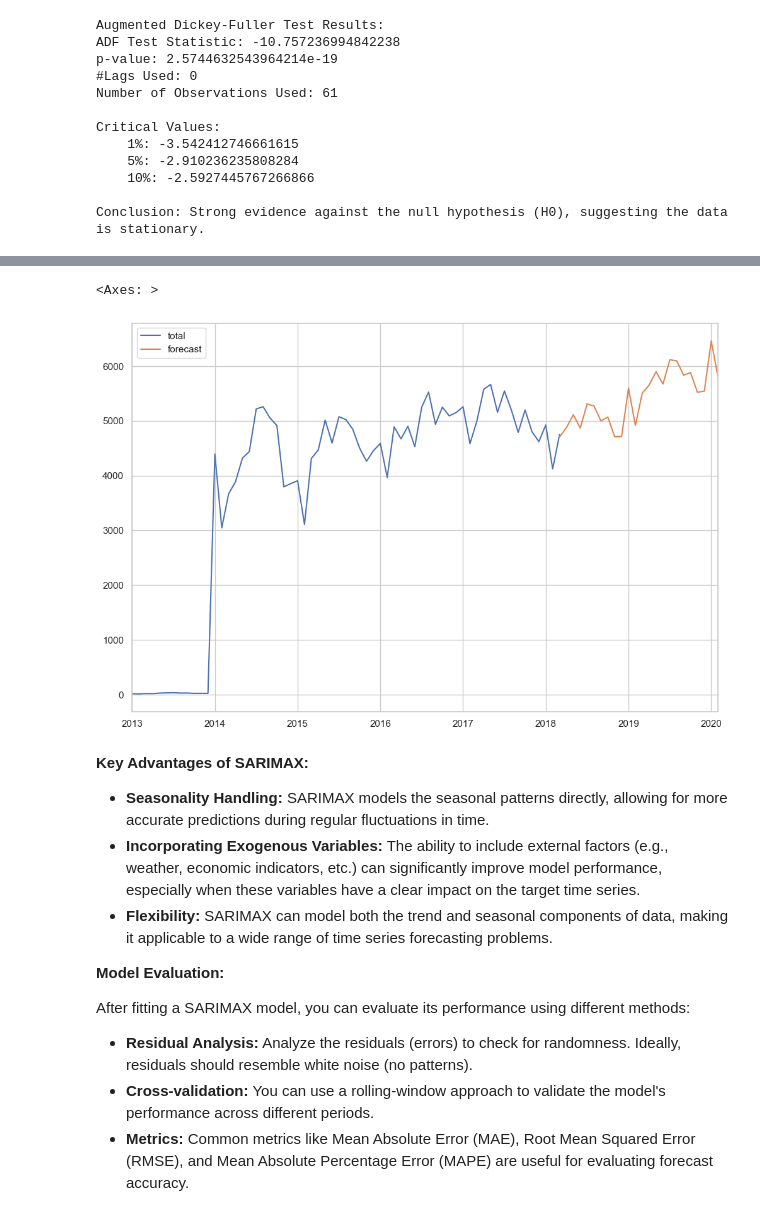
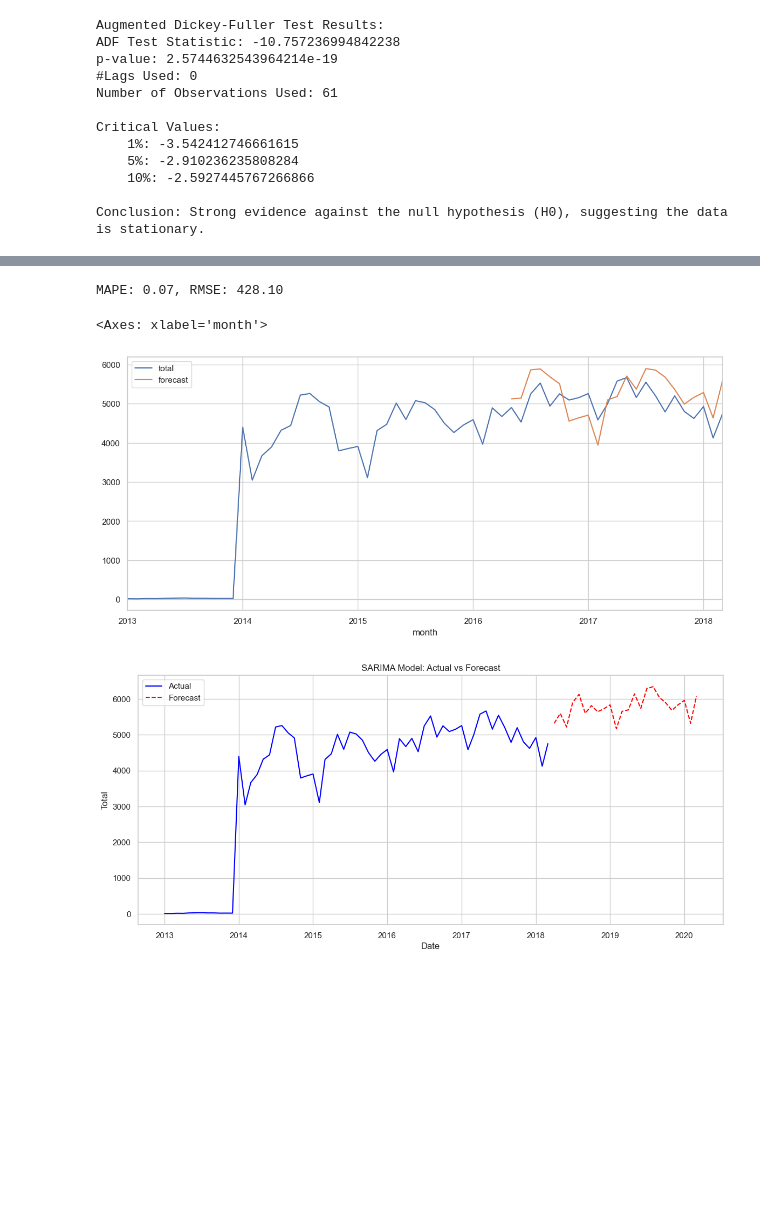
Before and after one commit to bharath03-a/Gun-Violence-Incidents, a Jupyter notebook: notebooks/06_time_series_analysis.ipynb, the cells around one changed output, grey strips where cells are left out. Drawn from its saved outputs; the diff is of its cells as text; code cells hidden in the pictures; blank space fills up the shorter version.

Commit message:
added evaluation

```diff
--- a/notebooks/06_time_series_analysis.ipynb
+++ b/notebooks/06_time_series_analysis.ipynb
@@ -276,5 +287,7 @@ The SARIMAX model is an extension of the ARIMA model that includes seasonal comp
+# %%
+y_train, y_test = ts[:-12], ts[-12:]
 # %%
-model = sm.tsa.statespace.SARIMAX(ts['total'],order=(0,1,0), seasonal_order=(1,1,1,12))
+model = sm.tsa.statespace.SARIMAX(y_train['total'],order=(0,1,0), seasonal_order=(1,1,1,12))
 model_fit = model.fit()
 print(model_fit.summary())
 # %% [output]
@@ -305,24 +326,33 @@ ts[['total','forecast']].plot(figsize=(12,8))
+# %%
+forecast = model_fit.forecast(steps=12)
+
+mape = mean_absolute_percentage_error(y_test['total'], forecast)
+rmse = mean_squared_error(y_test['total'], forecast, squared=False)
+
+print(f"MAPE: {mape:.2f}, RMSE: {rmse:.2f}")
+# %% [output]
+MAPE: 0.07, RMSE: 428.10
+# %%
+ts['forecast'] = model_fit.predict(start = 40, end= 62, dynamic= True)
+ts[['total','forecast']].plot(figsize=(14,6))
+# %% [output]
+<Axes: xlabel='month'>
+[figure, added]
 # %%
-future_dates = [ts.index[-1] + DateOffset(months=x) for x in range(0,24) ]
-future_dates_df = pd.DataFrame(index=future_dates[1:],columns=ts.columns)
-future_df = pd.concat([ts,future_dates_df])
-future_df.head()
-future_df['forecast'] = model_fit.predict(start = 62, end = 90, dynamic= True)
-future_df[['total', 'forecast']].plot(figsize=(12, 8))
+future_dates = [ts.index[-1] + DateOffset(months=x) for x in range(1, 25)]
+future_dates_df = pd.DataFrame(index=future_dates, columns=ts.columns)
+future_df = pd.concat([ts, future_dates_df])
+
+start_idx = len(ts)
+end_idx = start_idx + 23
+future_df['forecast'] = model_fit.predict(start=start_idx, end=end_idx, dynamic=True)
+plt.figure(figsize=(14, 6))
+plt.plot(ts['total'], label="Actual", color="blue")
+plt.plot(future_df['forecast'], label="Forecast", color="red", linestyle="--")
+plt.legend()
+plt.title("SARIMA Model: Actual vs Forecast")
+plt.xlabel("Date")
+plt.ylabel("Total")
+plt.show()
 # %% [output]
-<Axes: >
-[figure, old version]
+[figure, new version]
-# %% [markdown]
-**Key Advantages of SARIMAX:**
-
-- **Seasonality Handling:** SARIMAX models the seasonal patterns directly, allowing for more accurate predictions during regular fluctuations in time.
-- **Incorporating Exogenous Variables:** The ability to include external factors (e.g., weather, economic indicators, etc.) can significantly improve model performance, especially when these variables have a clear impact on the target time series.
-- **Flexibility:** SARIMAX can model both the trend and seasonal components of data, making it applicable to a wide range of time series forecasting problems.
-
-**Model Evaluation:**
-
-After fitting a SARIMAX model, you can evaluate its performance using different methods:
-
-- **Residual Analysis:** Analyze the residuals (errors) to check for randomness. Ideally, residuals should resemble white noise (no patterns).
-- **Cross-validation:** You can use a rolling-window approach to validate the model's performance across different periods.
-- **Metrics:** Common metrics like Mean Absolute Error (MAE), Root Mean Squared Error (RMSE), and Mean Absolute Percentage Error (MAPE) are useful for evaluating forecast accuracy.
```
Also changed, not shown: parts of 9 cells of this notebook.
